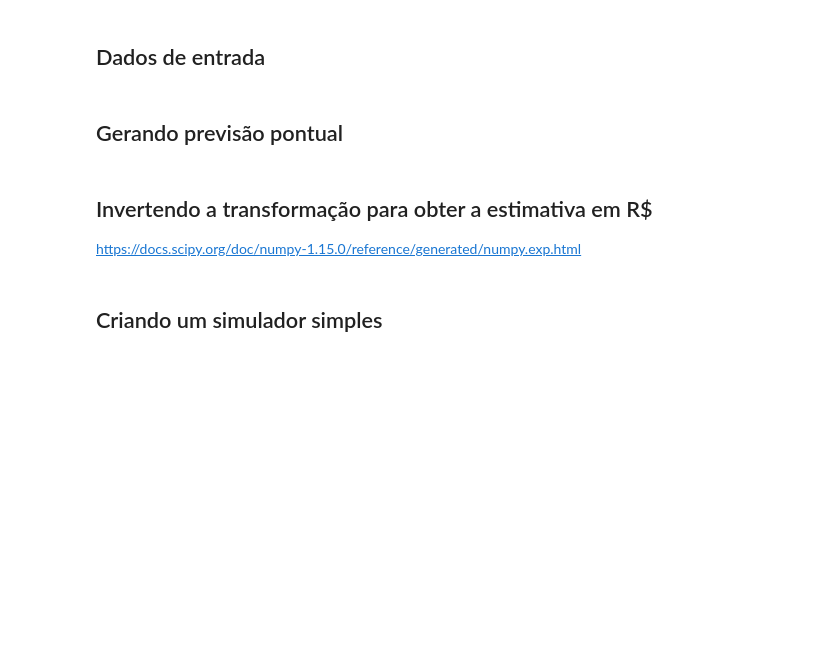
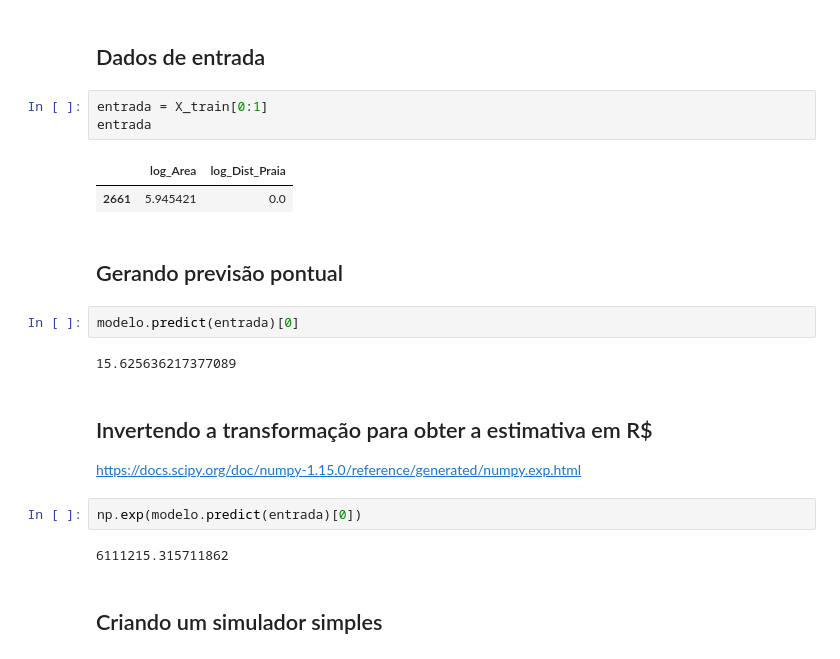
Before and after one commit to guilhermebap/Data-science-personal-study, a Jupyter notebook: Alura/ML/Regressão Linear2.ipynb, the cells around one changed output. Cells and saved outputs as stored; diff of their text form; blank space fills up the shorter version.

```diff
--- a/Alura/ML/Regressão Linear2.ipynb
+++ b/Alura/ML/Regressão Linear2.ipynb
@@ -378,11 +397,25 @@ https://scikit-learn.org/stable/modules/generated/sklearn.metrics.r2_score.html#
 <hr style='border: 2px solid red;'>
 # %% [markdown]
 ## Dados de entrada
+# %%
+entrada = X_train[0:1]
+entrada
+# %% [output]
+|  | log_Area | log_Dist_Praia |
+| 2661 | 5.945421 | 0.0 |
 # %% [markdown]
 ## Gerando previsão pontual
+# %%
+modelo.predict(entrada)[0]
+# %% [output]
+15.625636217377089
 # %% [markdown]
 ## Invertendo a transformação para obter a estimativa em R$
 
 https://docs.scipy.org/doc/numpy-1.15.0/reference/generated/numpy.exp.html
+# %%
+np.exp(modelo.predict(entrada)[0])
+# %% [output]
+6111215.315711862
 # %% [markdown]
 ## Criando um simulador simples
```
Also changed, not shown: parts of 23 cells of this notebook.
